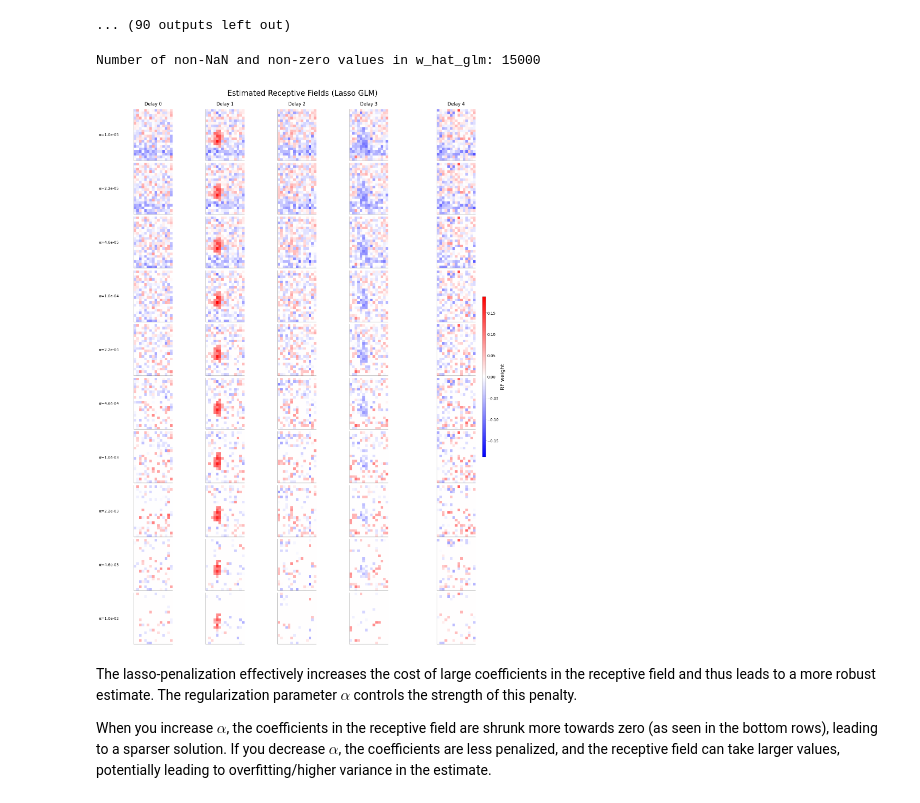
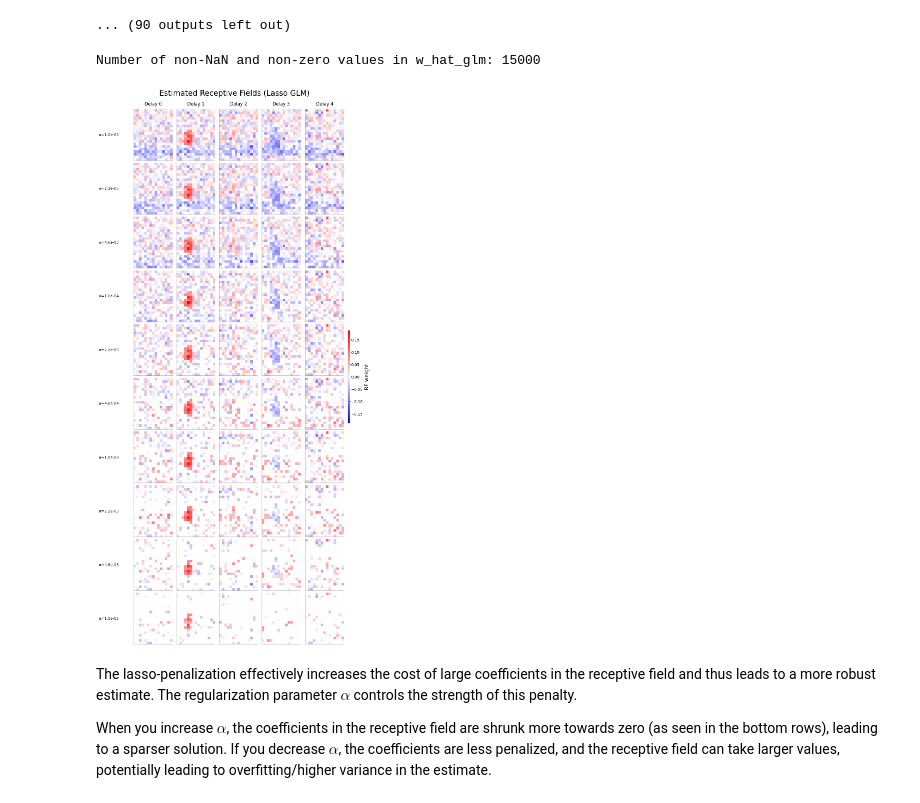
Before and after one commit to JuliusGrote/NDS_2025, a Jupyter notebook: notebooks/CodingLab5.ipynb, the cells around one changed output. Cells and saved outputs as stored; diff of their text form; code cells hidden in the pictures.

```diff
--- a/notebooks/CodingLab5.ipynb
+++ b/notebooks/CodingLab5.ipynb
@@ -749,7 +749,7 @@ print(
 )
 
 fig, ax = plt.subplots(
-    len(alphas), len(delta), sharex=True, sharey=True, figsize=(15, 20)
+    len(alphas), len(delta), sharex=True, sharey=True, figsize=(10, 20)
 )
 
 # Correctly calculate vmin and vmax for consistent and symmetric color scaling across all subplots
@@ -795,34 +795,34 @@ for alpha_idx, alpha_reg_strength in enumerate(alphas):
 
         if alpha_idx == 0:  # Titles for the top row
             ax[alpha_idx, delay_idx].set_title(f"Delay {d_val}", y=1.05)
 
         if delay_idx == 0:  # Y-labels for the first column
             ax[alpha_idx, delay_idx].set_ylabel(
                 f"α={alpha_reg_strength:.1e}",
                 rotation=0,
                 ha="right",
                 va="center",
                 labelpad=40,
             )
         ax[alpha_idx, delay_idx].set_xticks([])
         ax[alpha_idx, delay_idx].set_yticks([])
 
 # Add colorbar
 # Make sure 'im' is from a successfully plotted image
 if im is not None:  # Check if 'im' was assigned
     cbar = fig.colorbar(
         im, ax=ax[:, -1].ravel().tolist(), fraction=0.046, pad=0.1, aspect=50
     )  # Adjust aspect for colorbar
     cbar.set_label("RF weight", fontsize=14)
 else:
     print("Warning: No valid image was plotted to create a colorbar from.")
 
 fig.suptitle("Estimated Receptive Fields (Lasso GLM)", fontsize=20, y=1.02)
 # plt.tight_layout(rect=[0, 0, 1, 0.96])  # Adjust rect if using suptitle
 plt.show()
 # %% [output]
 Number of non-NaN and non-zero values in w_hat_glm: 15000
-[figure, old version]
+[figure, new version]
 # %% [markdown]
 The lasso-penalization effectively increases the cost of large coefficients in the receptive field and thus leads to a more robust estimate. The regularization parameter $\alpha$ controls the strength of this penalty.
 
```
Also changed, not shown: 3 other files.
